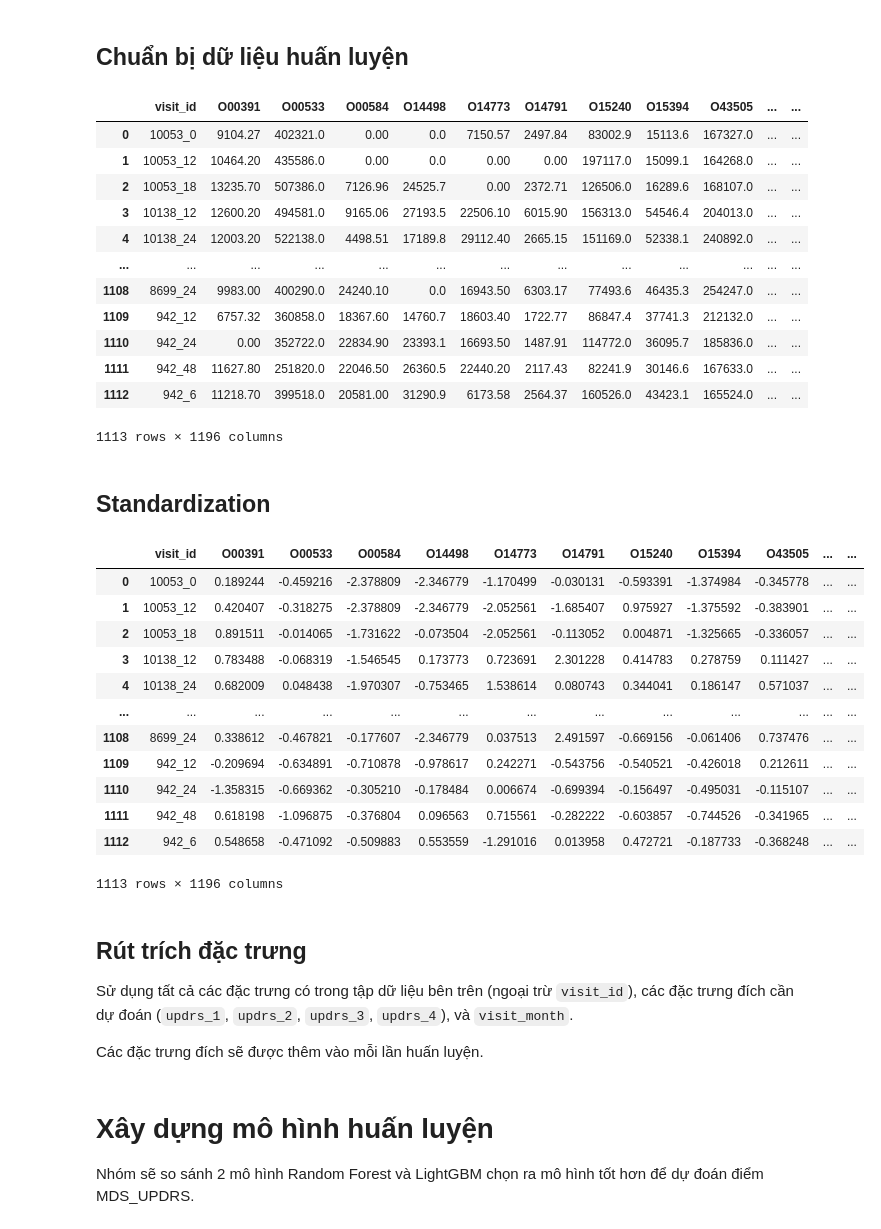
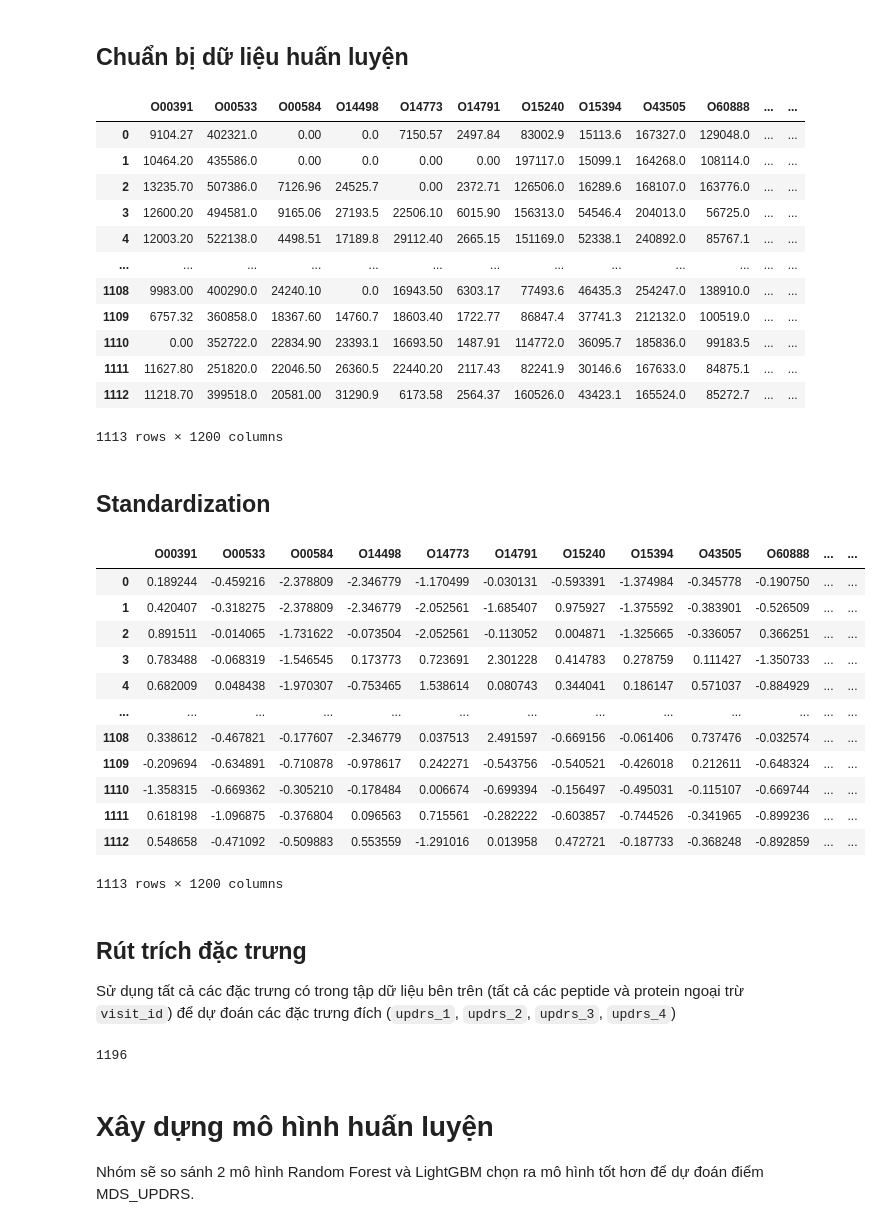
Before and after one commit to Nanashi0it/Parkinson-Disease-Progression-Prediction--ADS, a Jupyter notebook: ADS_Final_Project.ipynb, the cells around one changed output. Saved outputs shown, nothing was run; the diff lists cells and outputs as text; code cells hidden in the pictures.

```diff
--- a/ADS_Final_Project.ipynb
+++ b/ADS_Final_Project.ipynb
@@ -883,7 +905,7 @@ def prepare_train_data(proteins_df, peptides_df):
     peptides_by_peptide_df = peptides_df.groupby(['visit_id','Peptide'])['PeptideAbundance'].mean().reset_index()
 
     # Tạo bảng pivot từ 2 bảng dữ liệu thu được bên trên
-    proteins_by_uniprot_pivot_df = proteins_by_uniprot_df.pivot(index= 'visit_id',columns= 'UniProt', values= 'NPX').rename_axis(columns=None).reset_index()
+    proteins_by_uniprot_pivot_df = proteins_by_uniprot_df.pivot(index= 'visit_id', columns= 'UniProt', values= 'NPX').rename_axis(columns=None).reset_index()
     peptides_by_peptide_pivot_df = peptides_by_peptide_df.pivot(index= 'visit_id', columns= 'Peptide', values= 'PeptideAbundance').rename_axis(columns=None).reset_index()
 
     # Merge 2 bảng dữ liệu lại làm 1
@@ -893,45 +915,47 @@ def prepare_train_data(proteins_df, peptides_df):
     return proteins_peptides_df
 
 proteins_peptides_df = prepare_train_data(proteins_df, peptides_df)
-proteins_peptides_df
+
+# Merge bảng trên với đặc trưng đích (updrs_[1-4])
+# Loại bỏ cột visit_id, patient_id (do không cần thiết) và upd23b_clinical_state_on_medication (do thiếu dữ liệu ~50.57%)
+train_df = proteins_peptides_df.merge(clinical_df1, on= 'visit_id', how= 'left').drop(columns= ['visit_id', 'patient_id', 'upd23b_clinical_state_on_medication'])
+train_df
 # %% [output]
-|  | visit_id | O00391 | O00533 | O00584 | O14498 | O14773 | O14791 | O15240 | O15394 | O43505 | ... | ... |
-| 0 | 10053_0 | 9104.27 | 402321.0 | 0.00 | 0.0 | 7150.57 | 2497.84 | 83002.9 | 15113.6 | 167327.0 | ... | ... |
-| 1 | 10053_12 | 10464.20 | 435586.0 | 0.00 | 0.0 | 0.00 | 0.00 | 197117.0 | 15099.1 | 164268.0 | ... | ... |
-| 2 | 10053_18 | 13235.70 | 507386.0 | 7126.96 | 24525.7 | 0.00 | 2372.71 | 126506.0 | 16289.6 | 168107.0 | ... | ... |
-| 3 | 10138_12 | 12600.20 | 494581.0 | 9165.06 | 27193.5 | 22506.10 | 6015.90 | 156313.0 | 54546.4 | 204013.0 | ... | ... |
-| 4 | 10138_24 | 12003.20 | 522138.0 | 4498.51 | 17189.8 | 29112.40 | 2665.15 | 151169.0 | 52338.1 | 240892.0 | ... | ... |
+|  | O00391 | O00533 | O00584 | O14498 | O14773 | O14791 | O15240 | O15394 | O43505 | O60888 | ... | ... |
+| 0 | 9104.27 | 402321.0 | 0.00 | 0.0 | 7150.57 | 2497.84 | 83002.9 | 15113.6 | 167327.0 | 129048.0 | ... | ... |
+| 1 | 10464.20 | 435586.0 | 0.00 | 0.0 | 0.00 | 0.00 | 197117.0 | 15099.1 | 164268.0 | 108114.0 | ... | ... |
+| 2 | 13235.70 | 507386.0 | 7126.96 | 24525.7 | 0.00 | 2372.71 | 126506.0 | 16289.6 | 168107.0 | 163776.0 | ... | ... |
+| 3 | 12600.20 | 494581.0 | 9165.06 | 27193.5 | 22506.10 | 6015.90 | 156313.0 | 54546.4 | 204013.0 | 56725.0 | ... | ... |
+| 4 | 12003.20 | 522138.0 | 4498.51 | 17189.8 | 29112.40 | 2665.15 | 151169.0 | 52338.1 | 240892.0 | 85767.1 | ... | ... |
 | ... | ... | ... | ... | ... | ... | ... | ... | ... | ... | ... | ... | ... |
-| 1108 | 8699_24 | 9983.00 | 400290.0 | 24240.10 | 0.0 | 16943.50 | 6303.17 | 77493.6 | 46435.3 | 254247.0 | ... | ... |
-| 1109 | 942_12 | 6757.32 | 360858.0 | 18367.60 | 14760.7 | 18603.40 | 1722.77 | 86847.4 | 37741.3 | 212132.0 | ... | ... |
-| 1110 | 942_24 | 0.00 | 352722.0 | 22834.90 | 23393.1 | 16693.50 | 1487.91 | 114772.0 | 36095.7 | 185836.0 | ... | ... |
-| 1111 | 942_48 | 11627.80 | 251820.0 | 22046.50 | 26360.5 | 22440.20 | 2117.43 | 82241.9 | 30146.6 | 167633.0 | ... | ... |
-| 1112 | 942_6 | 11218.70 | 399518.0 | 20581.00 | 31290.9 | 6173.58 | 2564.37 | 160526.0 | 43423.1 | 165524.0 | ... | ... |
+| 1108 | 9983.00 | 400290.0 | 24240.10 | 0.0 | 16943.50 | 6303.17 | 77493.6 | 46435.3 | 254247.0 | 138910.0 | ... | ... |
+| 1109 | 6757.32 | 360858.0 | 18367.60 | 14760.7 | 18603.40 | 1722.77 | 86847.4 | 37741.3 | 212132.0 | 100519.0 | ... | ... |
+| 1110 | 0.00 | 352722.0 | 22834.90 | 23393.1 | 16693.50 | 1487.91 | 114772.0 | 36095.7 | 185836.0 | 99183.5 | ... | ... |
+| 1111 | 11627.80 | 251820.0 | 22046.50 | 26360.5 | 22440.20 | 2117.43 | 82241.9 | 30146.6 | 167633.0 | 84875.1 | ... | ... |
+| 1112 | 11218.70 | 399518.0 | 20581.00 | 31290.9 | 6173.58 | 2564.37 | 160526.0 | 43423.1 | 165524.0 | 85272.7 | ... | ... |
-1113 rows × 1196 columns
+1113 rows × 1200 columns
 # %% [markdown]
 ## **Standardization**
 # %%
-std_features = list(proteins_peptides_df.drop(columns=['visit_id']).columns)
-proteins_peptides_std_df = proteins_peptides_df.copy()
+std_features = list(train_df.drop(columns=['visit_month', 'updrs_1', 'updrs_2', 'updrs_3', 'updrs_4']).columns)
+train_std_df = train_df.copy()
 std_scaler = StandardScaler()
-proteins_peptides_std_df[std_features] = std_scaler.fit_transform(proteins_peptides_df[std_features])
-proteins_peptides_std_df
+train_std_df[std_features] = std_scaler.fit_transform(train_df[std_features])
+train_std_df
 # %% [output]
-|  | visit_id | O00391 | O00533 | O00584 | O14498 | O14773 | O14791 | O15240 | O15394 | O43505 | ... | ... |
-| 0 | 10053_0 | 0.189244 | -0.459216 | -2.378809 | -2.346779 | -1.170499 | -0.030131 | -0.593391 | -1.374984 | -0.345778 | ... | ... |
-| 1 | 10053_12 | 0.420407 | -0.318275 | -2.378809 | -2.346779 | -2.052561 | -1.685407 | 0.975927 | -1.375592 | -0.383901 | ... | ... |
-| 2 | 10053_18 | 0.891511 | -0.014065 | -1.731622 | -0.073504 | -2.052561 | -0.113052 | 0.004871 | -1.325665 | -0.336057 | ... | ... |
-| 3 | 10138_12 | 0.783488 | -0.068319 | -1.546545 | 0.173773 | 0.723691 | 2.301228 | 0.414783 | 0.278759 | 0.111427 | ... | ... |
-| 4 | 10138_24 | 0.682009 | 0.048438 | -1.970307 | -0.753465 | 1.538614 | 0.080743 | 0.344041 | 0.186147 | 0.571037 | ... | ... |
+|  | O00391 | O00533 | O00584 | O14498 | O14773 | O14791 | O15240 | O15394 | O43505 | O60888 | ... | ... |
+| 0 | 0.189244 | -0.459216 | -2.378809 | -2.346779 | -1.170499 | -0.030131 | -0.593391 | -1.374984 | -0.345778 | -0.190750 | ... | ... |
+| 1 | 0.420407 | -0.318275 | -2.378809 | -2.346779 | -2.052561 | -1.685407 | 0.975927 | -1.375592 | -0.383901 | -0.526509 | ... | ... |
+| 2 | 0.891511 | -0.014065 | -1.731622 | -0.073504 | -2.052561 | -0.113052 | 0.004871 | -1.325665 | -0.336057 | 0.366251 | ... | ... |
+| 3 | 0.783488 | -0.068319 | -1.546545 | 0.173773 | 0.723691 | 2.301228 | 0.414783 | 0.278759 | 0.111427 | -1.350733 | ... | ... |
+| 4 | 0.682009 | 0.048438 | -1.970307 | -0.753465 | 1.538614 | 0.080743 | 0.344041 | 0.186147 | 0.571037 | -0.884929 | ... | ... |
 | ... | ... | ... | ... | ... | ... | ... | ... | ... | ... | ... | ... | ... |
-| 1108 | 8699_24 | 0.338612 | -0.467821 | -0.177607 | -2.346779 | 0.037513 | 2.491597 | -0.669156 | -0.061406 | 0.737476 | ... | ... |
-| 1109 | 942_12 | -0.209694 | -0.634891 | -0.710878 | -0.978617 | 0.242271 | -0.543756 | -0.540521 | -0.426018 | 0.212611 | ... | ... |
-| 1110 | 942_24 | -1.358315 | -0.669362 | -0.305210 | -0.178484 | 0.006674 | -0.699394 | -0.156497 | -0.495031 | -0.115107 | ... | ... |
-| 1111 | 942_48 | 0.618198 | -1.096875 | -0.376804 | 0.096563 | 0.715561 | -0.282222 | -0.603857 | -0.744526 | -0.341965 | ... | ... |
-| 1112 | 942_6 | 0.548658 | -0.471092 | -0.509883 | 0.553559 | -1.291016 | 0.013958 | 0.472721 | -0.187733 | -0.368248 | ... | ... |
+| 1108 | 0.338612 | -0.467821 | -0.177607 | -2.346779 | 0.037513 | 2.491597 | -0.669156 | -0.061406 | 0.737476 | -0.032574 | ... | ... |
+| 1109 | -0.209694 | -0.634891 | -0.710878 | -0.978617 | 0.242271 | -0.543756 | -0.540521 | -0.426018 | 0.212611 | -0.648324 | ... | ... |
+| 1110 | -1.358315 | -0.669362 | -0.305210 | -0.178484 | 0.006674 | -0.699394 | -0.156497 | -0.495031 | -0.115107 | -0.669744 | ... | ... |
+| 1111 | 0.618198 | -1.096875 | -0.376804 | 0.096563 | 0.715561 | -0.282222 | -0.603857 | -0.744526 | -0.341965 | -0.899236 | ... | ... |
+| 1112 | 0.548658 | -0.471092 | -0.509883 | 0.553559 | -1.291016 | 0.013958 | 0.472721 | -0.187733 | -0.368248 | -0.892859 | ... | ... |
-1113 rows × 1196 columns
+1113 rows × 1200 columns
 # %% [markdown]
 ## **Rút trích đặc trưng**
-Sử dụng tất cả các đặc trưng có trong tập dữ liệu bên trên (ngoại trừ `visit_id`), các đặc trưng đích cần dự đoán (`updrs_1`, `updrs_2`, `updrs_3`, `updrs_4`), và `visit_month`.
-
-Các đặc trưng đích sẽ được thêm vào mỗi lần huấn luyện.
+Sử dụng tất cả các đặc trưng có trong tập dữ liệu bên trên (tất cả các peptide và protein ngoại trừ `visit_id`) để dự đoán các đặc trưng đích (`updrs_1`, `updrs_2`, `updrs_3`, `updrs_4`)
@@ -941,3 +962,9 @@ features.append('visit_month')
+# %%
+# Tách các protein, peptide và visit_month phục vụ cho việc huấn luyện mô hình
+features = list(train_std_df.drop(columns= ['updrs_1', 'updrs_2', 'updrs_3', 'updrs_4']).columns)
+len(features)
+# %% [output]
+1196
 # %% [markdown]
 # **Xây dựng mô hình huấn luyện**
 Nhóm sẽ so sánh 2 mô hình Random Forest và LightGBM chọn ra mô hình tốt hơn để dự đoán điểm MDS_UPDRS.
```
Also changed, not shown: parts of 16 cells of this notebook, 1 other file.
